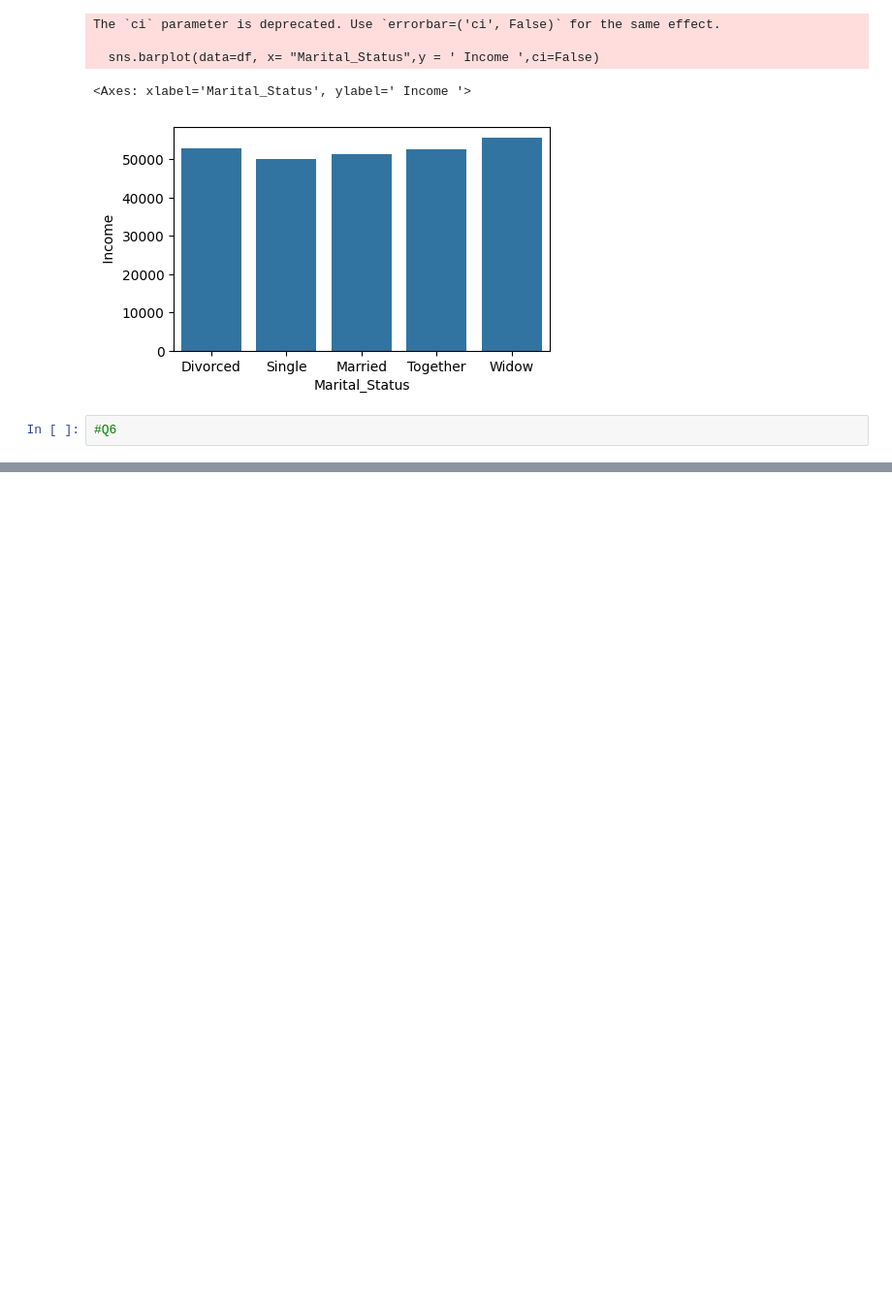
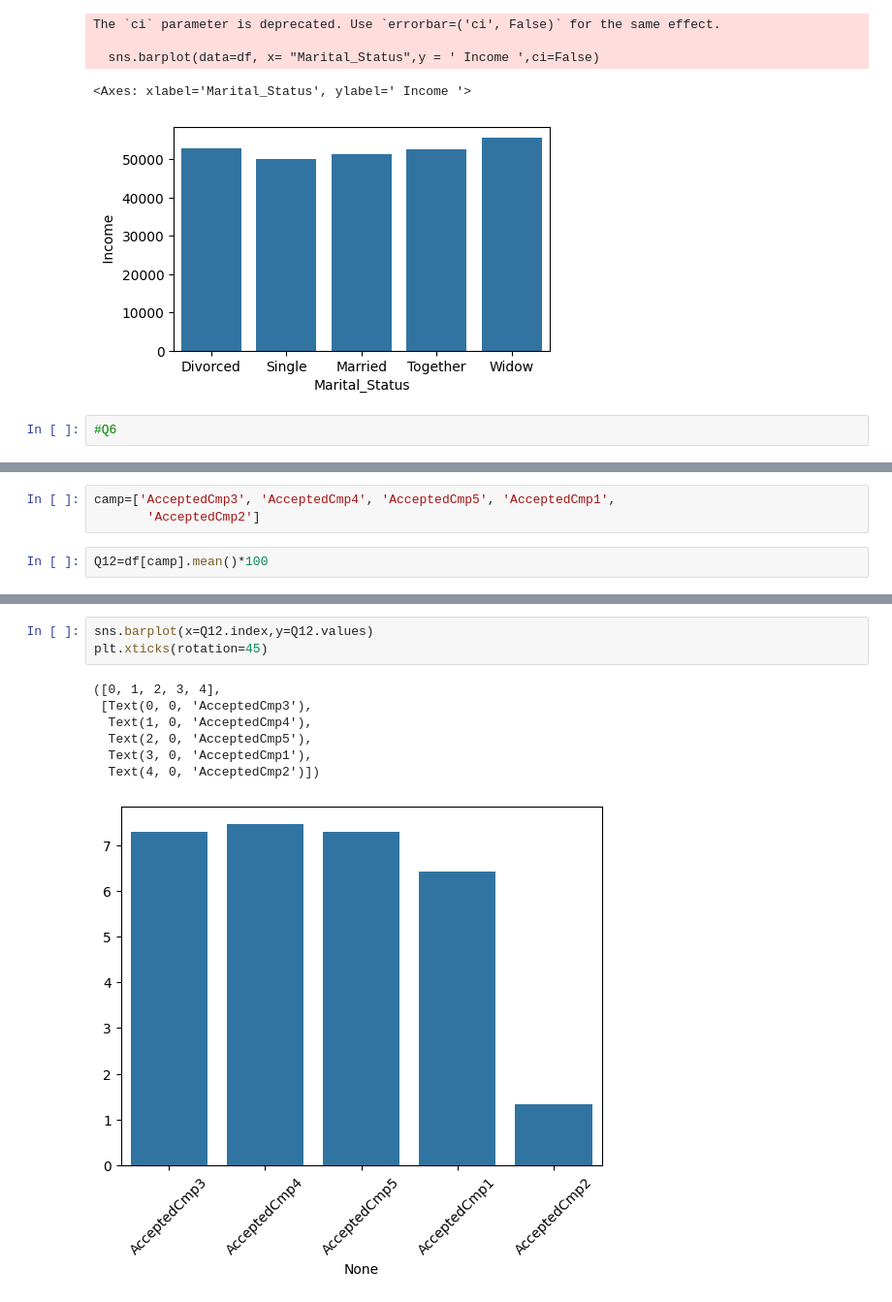
Before and after one commit to mrpradip098-hue/data-analyst-notes, a Jupyter notebook: Python/Marketing.ipynb, the cells around one changed output, grey strips where cells are left out. Shown at 97% size. Cells and saved outputs as stored; diff of their text form; blank space fills up the shorter version.

```diff
--- a/Python/Marketing.ipynb
+++ b/Python/Marketing.ipynb
@@ -174,0 +301,5 @@ The `ci` parameter is deprecated. Use `errorbar=('ci', False)` for the same effe
+# %%
+camp=['AcceptedCmp3', 'AcceptedCmp4', 'AcceptedCmp5', 'AcceptedCmp1',
+       'AcceptedCmp2']
+# %%
+Q12=df[camp].mean()*100
@@ -174,0 +316,11 @@ The `ci` parameter is deprecated. Use `errorbar=('ci', False)` for the same effe
+# %%
+sns.barplot(x=Q12.index,y=Q12.values)
+plt.xticks(rotation=45)
+# %% [output]
+([0, 1, 2, 3, 4],
+ [Text(0, 0, 'AcceptedCmp3'),
+  Text(1, 0, 'AcceptedCmp4'),
+  Text(2, 0, 'AcceptedCmp5'),
+  Text(3, 0, 'AcceptedCmp1'),
+  Text(4, 0, 'AcceptedCmp2')])
+[figure, added]
```
Also changed, not shown: parts of 25 cells of this notebook.
